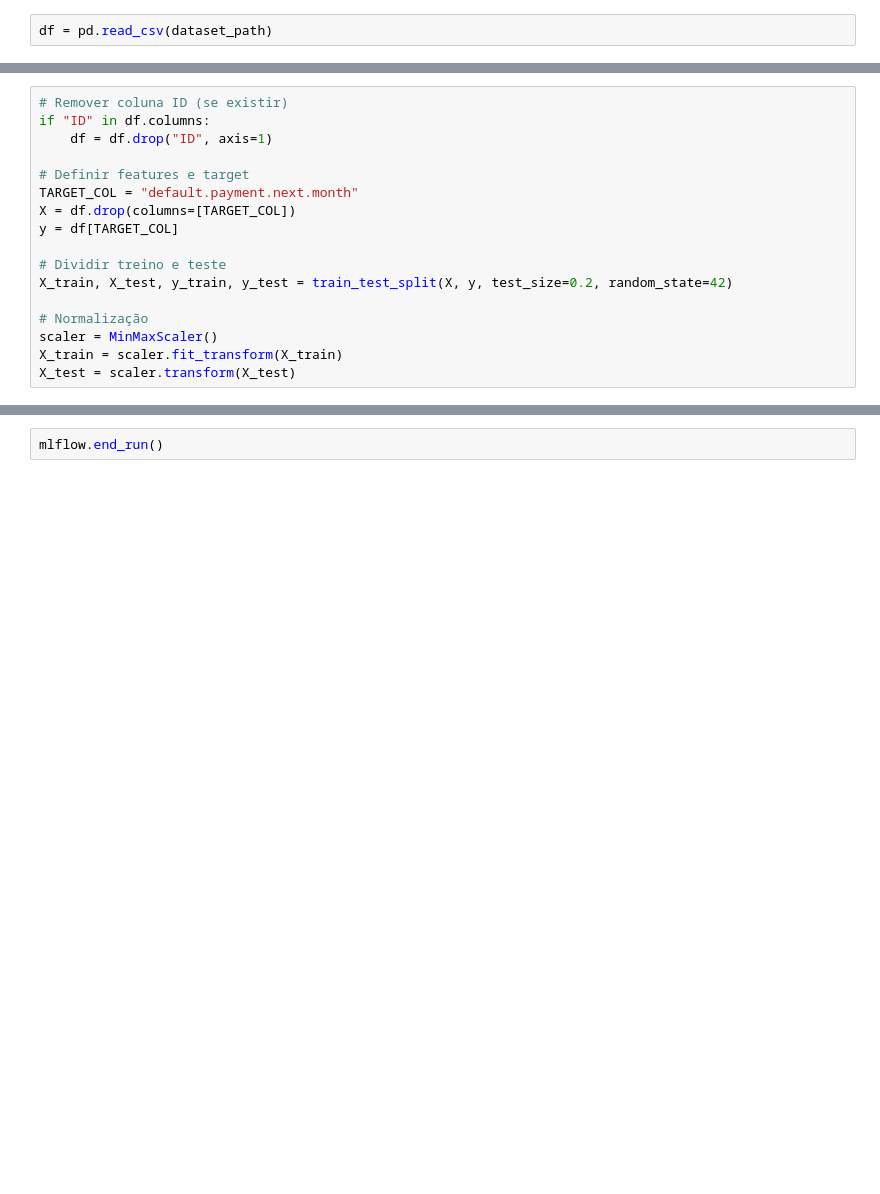
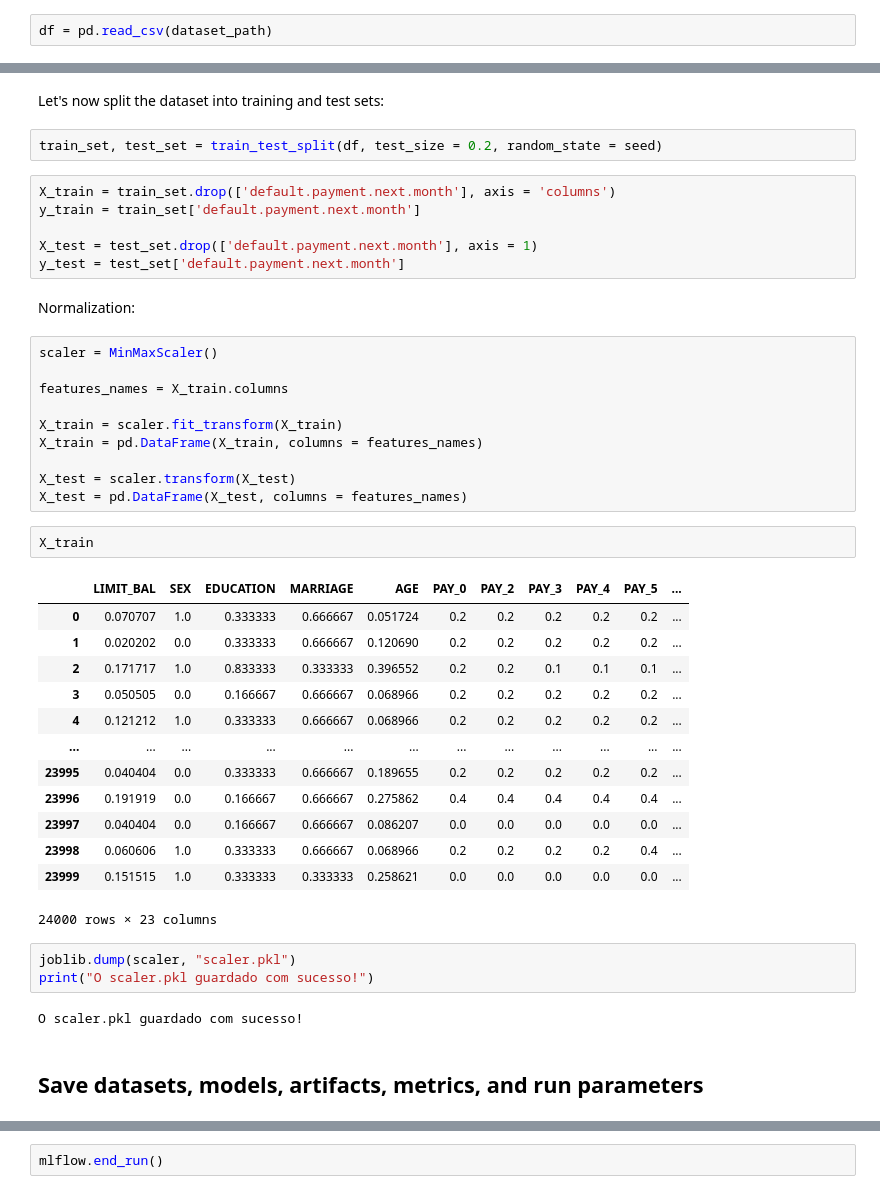
Before and after one commit to dinisvictor/rumos_bank_env, a Jupyter notebook: rumos_bank/notebooks/mlflows/model_registry.ipynb, the cells around one changed output, grey strips where cells are left out. Saved outputs shown, nothing was run; the diff lists cells and outputs as text; blank space fills up the shorter version.

Commit message:
Atualização do registo dos modelos

```diff
--- a/rumos_bank/notebooks/mlflows/model_registry.ipynb
+++ b/rumos_bank/notebooks/mlflows/model_registry.ipynb
@@ -68,17 +112,0 @@ df = pd.read_csv(dataset_path)
-# %%
-# Remover coluna ID (se existir)
-if "ID" in df.columns:
-    df = df.drop("ID", axis=1)
-
-# Definir features e target
-TARGET_COL = "default.payment.next.month"
-X = df.drop(columns=[TARGET_COL])
-y = df[TARGET_COL]
-
-# Dividir treino e teste
-X_train, X_test, y_train, y_test = train_test_split(X, y, test_size=0.2, random_state=42)
-
-# Normalização
-scaler = MinMaxScaler()
-X_train = scaler.fit_transform(X_train)
-X_test = scaler.transform(X_test)
@@ -103,0 +117,45 @@ def total_cost(y_true, y_proba, threshold=0.3):
+# %% [markdown]
+Let's now split the dataset into training and test sets:
+# %%
+train_set, test_set = train_test_split(df, test_size = 0.2, random_state = seed)
+# %%
+X_train = train_set.drop(['default.payment.next.month'], axis = 'columns')
+y_train = train_set['default.payment.next.month']
+
+X_test = test_set.drop(['default.payment.next.month'], axis = 1)
+y_test = test_set['default.payment.next.month']
+# %% [markdown]
+Normalization:
+# %%
+scaler = MinMaxScaler()
+
+features_names = X_train.columns
+
+X_train = scaler.fit_transform(X_train)
+X_train = pd.DataFrame(X_train, columns = features_names)
+
+X_test = scaler.transform(X_test)
+X_test = pd.DataFrame(X_test, columns = features_names)
+# %%
+X_train
+# %% [output]
+|  | LIMIT_BAL | SEX | EDUCATION | MARRIAGE | AGE | PAY_0 | PAY_2 | PAY_3 | PAY_4 | PAY_5 | ... |
+| 0 | 0.070707 | 1.0 | 0.333333 | 0.666667 | 0.051724 | 0.2 | 0.2 | 0.2 | 0.2 | 0.2 | ... |
+| 1 | 0.020202 | 0.0 | 0.333333 | 0.666667 | 0.120690 | 0.2 | 0.2 | 0.2 | 0.2 | 0.2 | ... |
+| 2 | 0.171717 | 1.0 | 0.833333 | 0.333333 | 0.396552 | 0.2 | 0.2 | 0.1 | 0.1 | 0.1 | ... |
+| 3 | 0.050505 | 0.0 | 0.166667 | 0.666667 | 0.068966 | 0.2 | 0.2 | 0.2 | 0.2 | 0.2 | ... |
+| 4 | 0.121212 | 1.0 | 0.333333 | 0.666667 | 0.068966 | 0.2 | 0.2 | 0.2 | 0.2 | 0.2 | ... |
+| ... | ... | ... | ... | ... | ... | ... | ... | ... | ... | ... | ... |
+| 23995 | 0.040404 | 0.0 | 0.333333 | 0.666667 | 0.189655 | 0.2 | 0.2 | 0.2 | 0.2 | 0.2 | ... |
+| 23996 | 0.191919 | 0.0 | 0.166667 | 0.666667 | 0.275862 | 0.4 | 0.4 | 0.4 | 0.4 | 0.4 | ... |
+| 23997 | 0.040404 | 0.0 | 0.166667 | 0.666667 | 0.086207 | 0.0 | 0.0 | 0.0 | 0.0 | 0.0 | ... |
+| 23998 | 0.060606 | 1.0 | 0.333333 | 0.666667 | 0.068966 | 0.2 | 0.2 | 0.2 | 0.2 | 0.4 | ... |
+| 23999 | 0.151515 | 1.0 | 0.333333 | 0.333333 | 0.258621 | 0.0 | 0.0 | 0.0 | 0.0 | 0.0 | ... |
+24000 rows × 23 columns
+# %%
+joblib.dump(scaler, "scaler.pkl")
+print("O scaler.pkl guardado com sucesso!")
+# %% [output]
+O scaler.pkl guardado com sucesso!
+# %% [markdown]
+## Save datasets, models, artifacts, metrics, and run parameters
```
Also changed, not shown: parts of 30 cells of this notebook.
